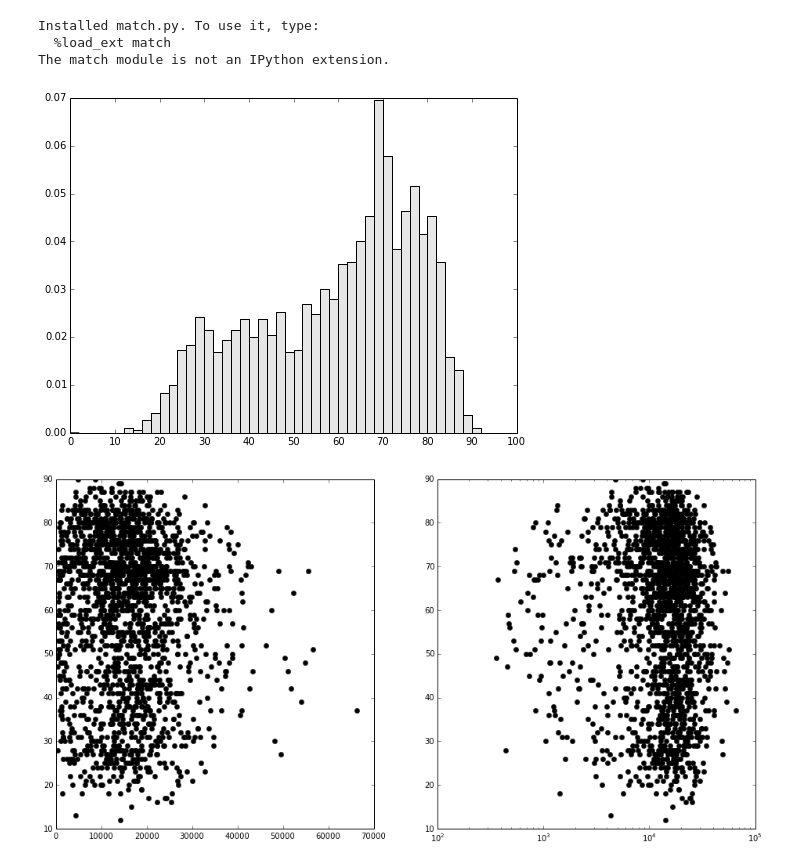
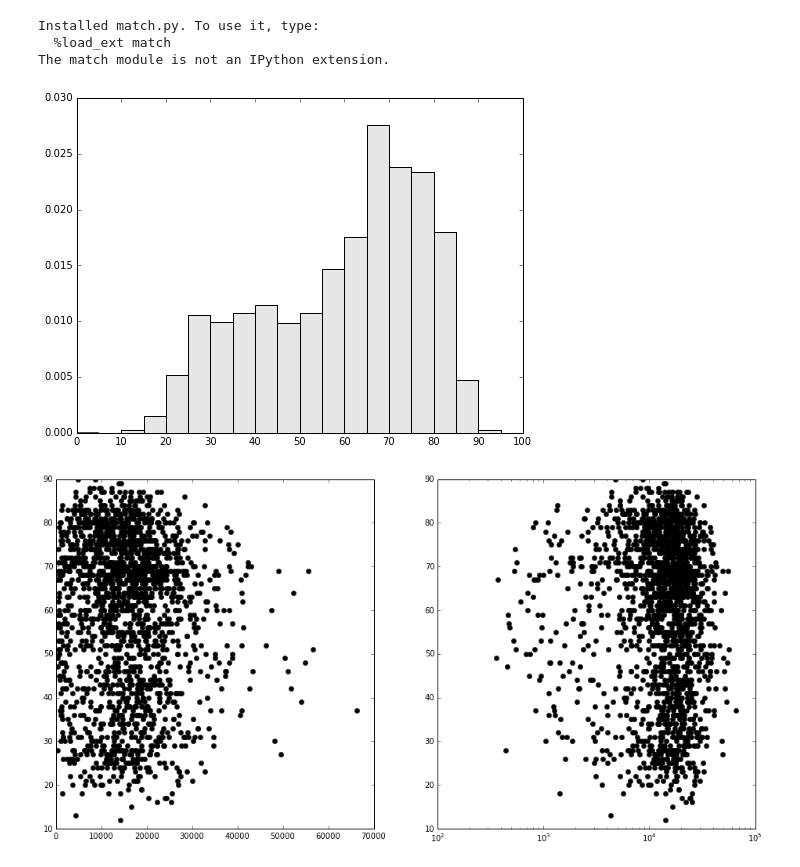
Before and after one commit to andrewzwicky/pyd2l, a Jupyter notebook: PyD2L Match Analysis.ipynb, the cells around one changed output. Saved outputs shown, nothing was run; the diff lists cells and outputs as text; code cells hidden in the pictures.

```diff
--- a/PyD2L Match Analysis.ipynb
+++ b/PyD2L Match Analysis.ipynb
@@ -23,15 +23,17 @@ matches = [unflatten(row) for row in match_reader]
 # %%
 accuracy_list = [match.odds[match.winner] for match in matches]
 fig, ax = plt.subplots(figsize=(8, 6))
-ax.hist(accuracy_list, color=(.9, .9, .9),
-        bins=range(0, 105, 2),
+ax.hist(accuracy_list,
+        normed=1,
+        color=(.9, .9, .9),
+        bins=range(0, 105, 5),
         weights=[1.0 / len(accuracy_list) for _ in range(len(accuracy_list))])
 ax.set_xlim(0, 100)
 ax.set_xticks([0, 10, 20, 30, 40, 50, 60, 70, 80, 90, 100])
 fig.patch.set_facecolor('white')
 plt.show()
 # %% [output]
-[figure, old version]
+[figure, new version]
 # %%
 num_bets = [match.num_bettors for match in matches]
 winner_odds = [match.odds[match.winner] for match in matches]
```
Also changed, not shown: parts of 2 cells of this notebook.
